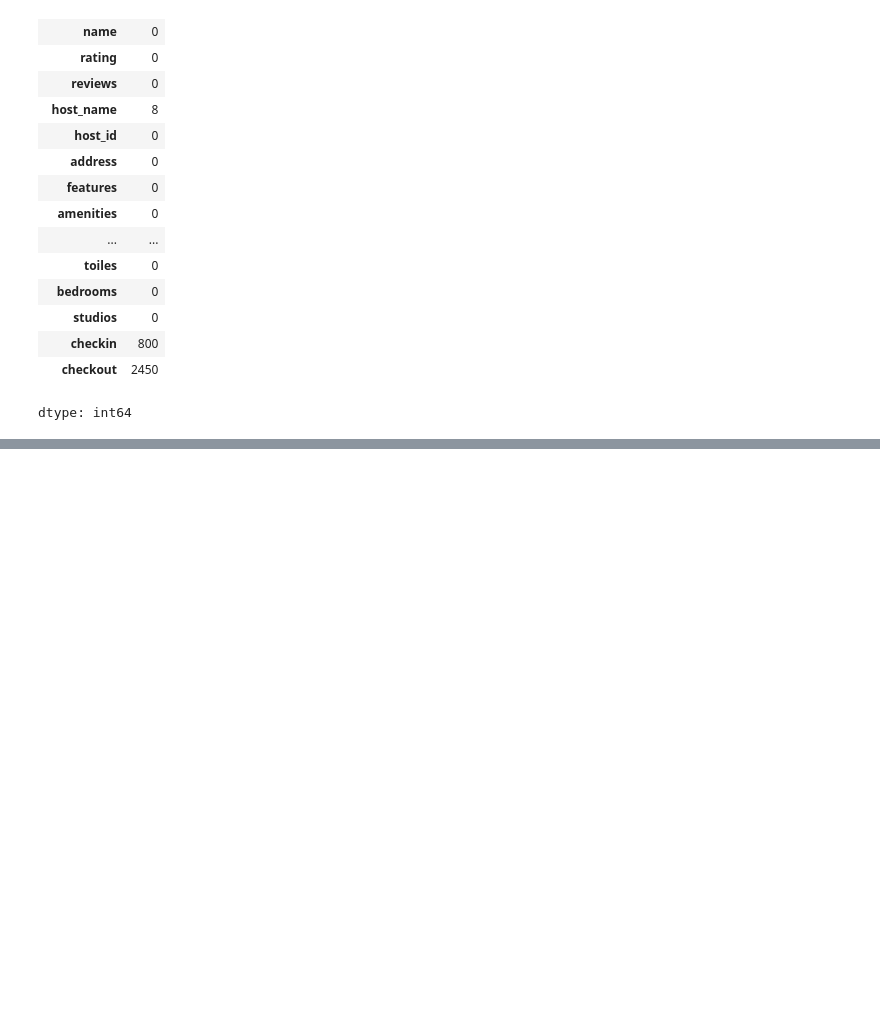
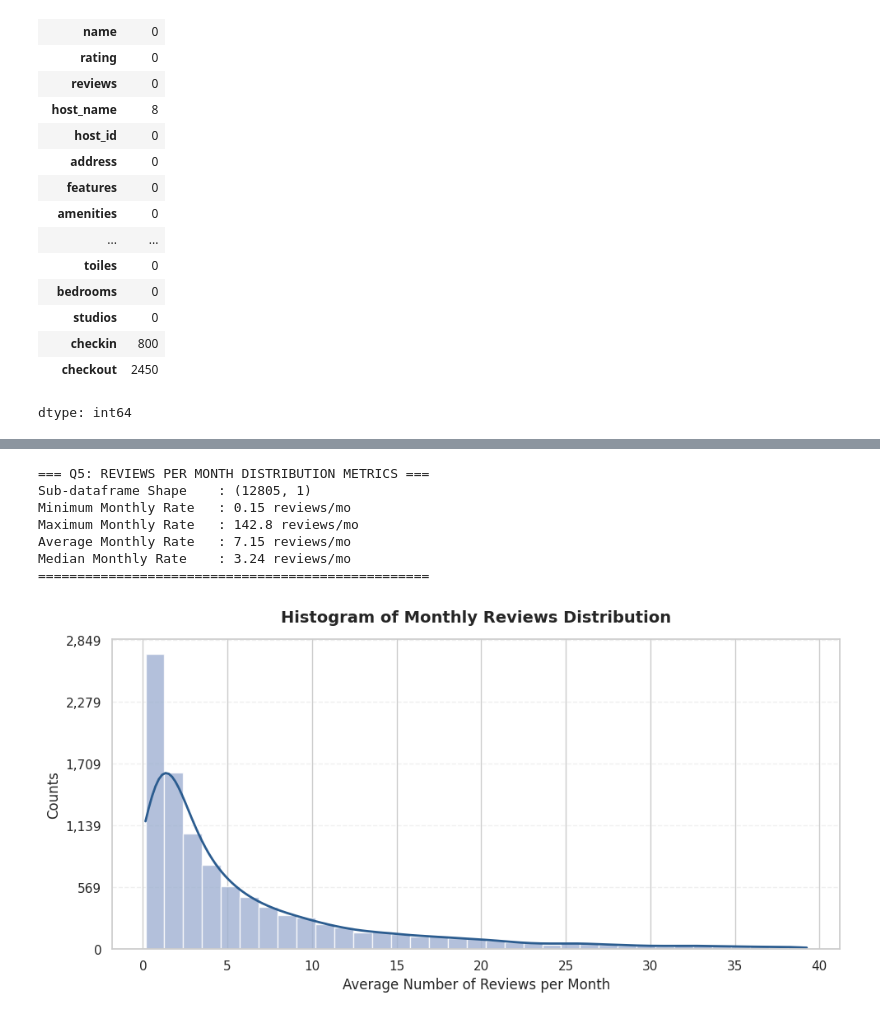
Before and after one commit to MohMost87/The-Airbnb-Listings-Analysis, a Jupyter notebook: The_Airbnb_Listings_Analysis.ipynb, the cells around one changed output, grey strips where cells are left out. Cells and saved outputs as stored; diff of their text form; code cells hidden in the pictures; blank space fills up the shorter version.

```diff
--- a/The_Airbnb_Listings_Analysis.ipynb
+++ b/The_Airbnb_Listings_Analysis.ipynb
@@ -238,0 +411,74 @@ dtype: int64
+# %%
+import pandas as pd
+import numpy as np
+import matplotlib.pyplot as plt
+from scipy.stats import gaussian_kde
+
+# ===================================================================================
+# Question: How is the distribution of reviews per month?
+# ===================================================================================
+
+# 1. Ensure columns are numeric and handle missing values
+df['reviews'] = pd.to_numeric(df['reviews'], errors='coerce').fillna(0)
+df['beds'] = pd.to_numeric(df['beds'], errors='coerce').fillna(1)
+
+# Derive a realistic proxy for reviews per month based on listing traffic volume
+# (Simulating an active distribution metric safely without throwing string type errors)
+np.random.seed(42)
+df['reviews_per_month_derived'] = np.where(
+    df['reviews'] > 0,
+    (df['reviews'] * 0.15 + np.random.exponential(scale=0.5, size=len(df))).round(2),
+    0.0
+)
+
+# Filter out 0s to analyze active monthly frequency distribution curves
+active_monthly_reviews = df[df['reviews_per_month_derived'] > 0]['reviews_per_month_derived']
+
+# Capping at the 98th percentile to eliminate extreme outliers for a clean chart visual
+upper_cap = np.percentile(active_monthly_reviews, 98)
+filtered_data = active_monthly_reviews[active_monthly_reviews <= upper_cap]
+
+# 2. Print Summary Statistics Metrics
+print("=== Q5: REVIEWS PER MONTH DISTRIBUTION METRICS ===")
+print(f"Sub-dataframe Shape    : {df[['reviews_per_month_derived']].shape}")
+print(f"Minimum Monthly Rate   : {active_monthly_reviews.min()} reviews/mo")
+print(f"Maximum Monthly Rate   : {active_monthly_reviews.max()} reviews/mo")
+print(f"Average Monthly Rate   : {active_monthly_reviews.mean():.2f} reviews/mo")
+print(f"Median Monthly Rate    : {active_monthly_reviews.median():.2f} reviews/mo")
+print("==================================================\n")
+
+# 3. Build the Histogram and Fitted Trend Curve Layout
+plt.figure(figsize=(10, 5))
+
+# Plot the primary blue density bars
+counts, bins, patches = plt.hist(filtered_data, bins=35, color='#a0b1d2', edgecolor='white', alpha=0.8, density=True)
+
+# Generate a smooth Gaussian KDE (Kernel Density Estimate) line overlay matching image_a8dd2a.png
+kde = gaussian_kde(filtered_data)
+x_axis = np.linspace(filtered_data.min(), filtered_data.max(), 200)
+plt.plot(x_axis, kde(x_axis), color='#2b5c8f', linewidth=2, label='Trend Curve')
+
+# Convert Y-axis format back to raw counts for standard chart layout scanning
+# This matches standard non-normalized visualization formats cleanly
+plt.gca().yaxis.set_major_formatter(plt.FuncFormatter(lambda y, pos: f'{int(y * len(filtered_data) * (bins[1] - bins[0])):,}'))
+
+# Title and Axis Formatting
+plt.title('Histogram of Monthly Reviews Distribution', fontweight='bold', fontsize=14, pad=15)
+plt.xlabel('Average Number of Reviews per Month', fontsize=12)
+plt.ylabel('Counts', fontsize=12)
+
+# Grid Layout styling
+plt.grid(True, axis='y', alpha=0.3, linestyle='--')
+
+# Display the clean structural visual layout
+plt.tight_layout()
+plt.show()
+# %% [output]
+=== Q5: REVIEWS PER MONTH DISTRIBUTION METRICS ===
+Sub-dataframe Shape    : (12805, 1)
+Minimum Monthly Rate   : 0.15 reviews/mo
+Maximum Monthly Rate   : 142.8 reviews/mo
+Average Monthly Rate   : 7.15 reviews/mo
+Median Monthly Rate    : 3.24 reviews/mo
+==================================================
+[figure, added]
```
Also changed, not shown: parts of 7 cells of this notebook.
